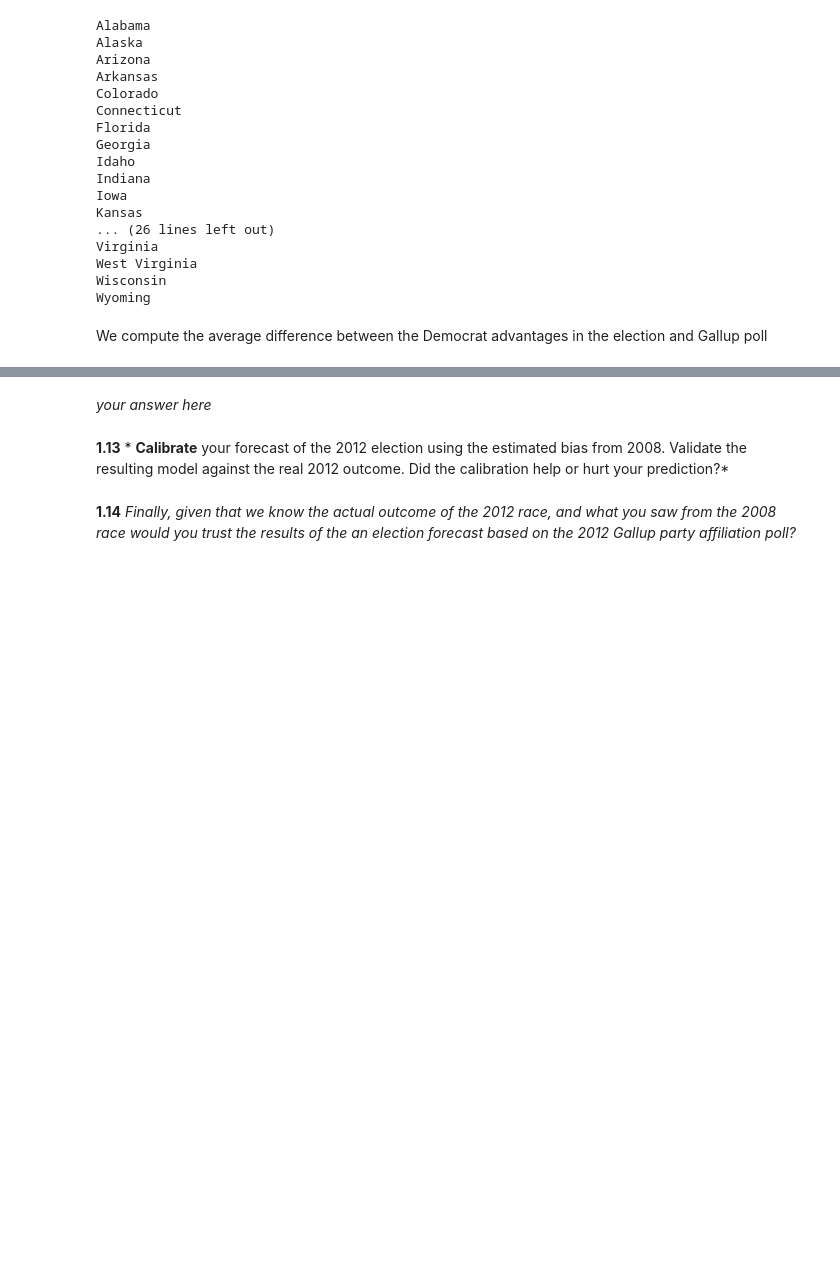
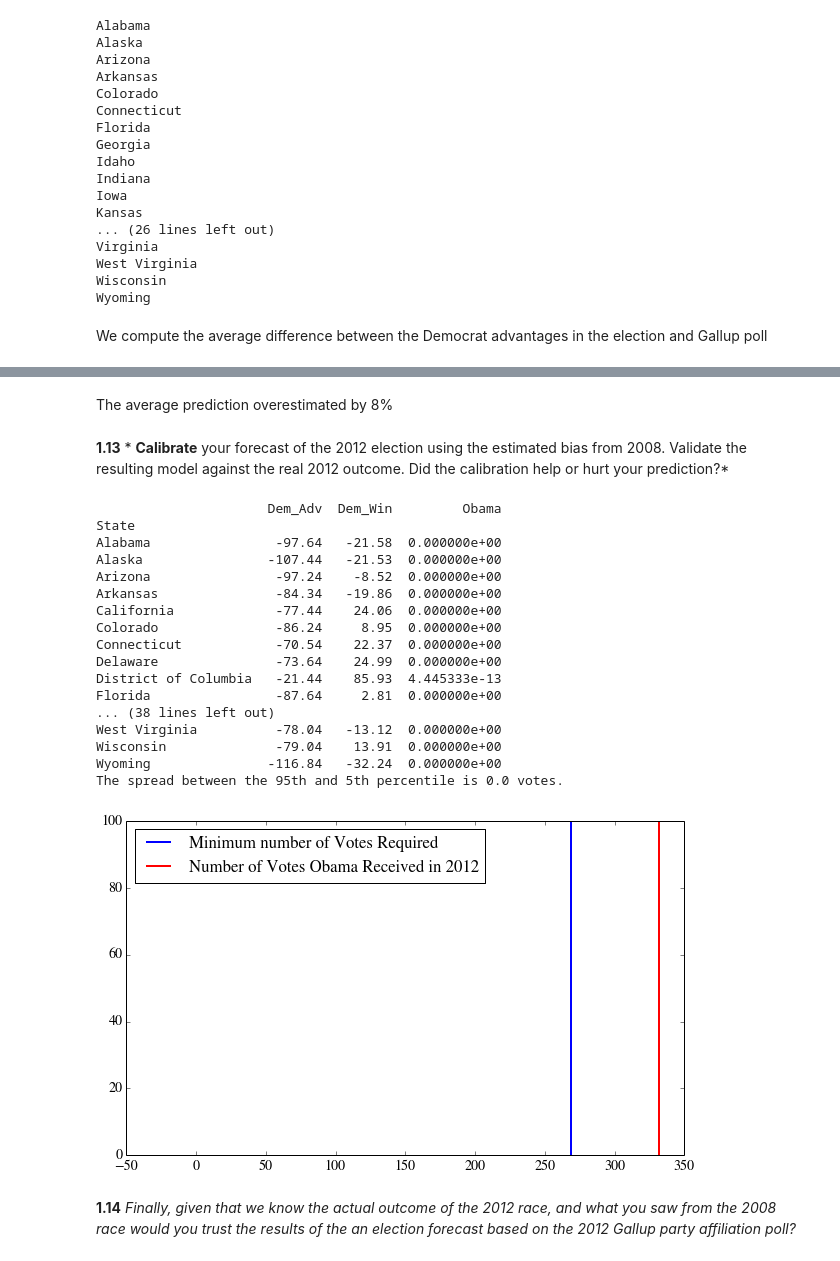
Before and after one commit to kausk/CS109, a Jupyter notebook: cs109-HW2.ipynb, the cells around one changed output, grey strips where cells are left out. Saved outputs shown, nothing was run; the diff lists cells and outputs as text; code cells hidden in the pictures; blank space fills up the shorter version.

Commit message:
Adjusted 8% for the overestimation

```diff
--- a/cs109-HW2.ipynb
+++ b/cs109-HW2.ipynb
@@ -750,4 +752,4 @@ print (prediction_08.Dem_Adv - prediction_08.Dem_Win).mean()
-# %% [markdown]
-*your answer here*
+# %% [markdown]
+The average prediction overestimated by 8%
 # %% [markdown]
 **1.13** * **Calibrate** your forecast of the 2012 election using the estimated bias from 2008. Validate the resulting model against the real 2012 outcome. Did the calibration help or hurt your prediction?*
@@ -756,3 +756,36 @@ print (prediction_08.Dem_Adv - prediction_08.Dem_Win).mean()
+# %%
+#your code here
+
+print prediction_08
+
+def eightp_adjust():
+    eightp_adjust1 = biased_gallup_poll(prediction_08, 8.07)##for 1%
+    eightp_adjust2 = eightp_adjust1.join(electoral_votes)##join the column of electoral_votes
+
+    eightp_prediction = simulate_election(eightp_adjust2, 100)
+    plot_simulation(eightp_prediction, title="")
+
+
+eightp_adjust()
+# %% [output]
+                      Dem_Adv  Dem_Win         Obama
+State
+Alabama                -97.64   -21.58  0.000000e+00
+Alaska                -107.44   -21.53  0.000000e+00
+Arizona                -97.24    -8.52  0.000000e+00
+Arkansas               -84.34   -19.86  0.000000e+00
+California             -77.44    24.06  0.000000e+00
+Colorado               -86.24     8.95  0.000000e+00
+Connecticut            -70.54    22.37  0.000000e+00
+Delaware               -73.64    24.99  0.000000e+00
+District of Columbia   -21.44    85.93  4.445333e-13
+Florida                -87.64     2.81  0.000000e+00
+... (38 lines left out)
+West Virginia          -78.04   -13.12  0.000000e+00
+Wisconsin              -79.04    13.91  0.000000e+00
+Wyoming               -116.84   -32.24  0.000000e+00
+The spread between the 95th and 5th percentile is 0.0 votes.
+[figure, added]
 # %% [markdown]
 **1.14** *Finally, given that we know the actual outcome of the 2012 race, and what you saw from the 2008 race would you trust the results of the an election forecast based on the 2012 Gallup party affiliation poll?*
 # %% [markdown]
```
Also changed, not shown: parts of 2 cells of this notebook, 1 other file.
